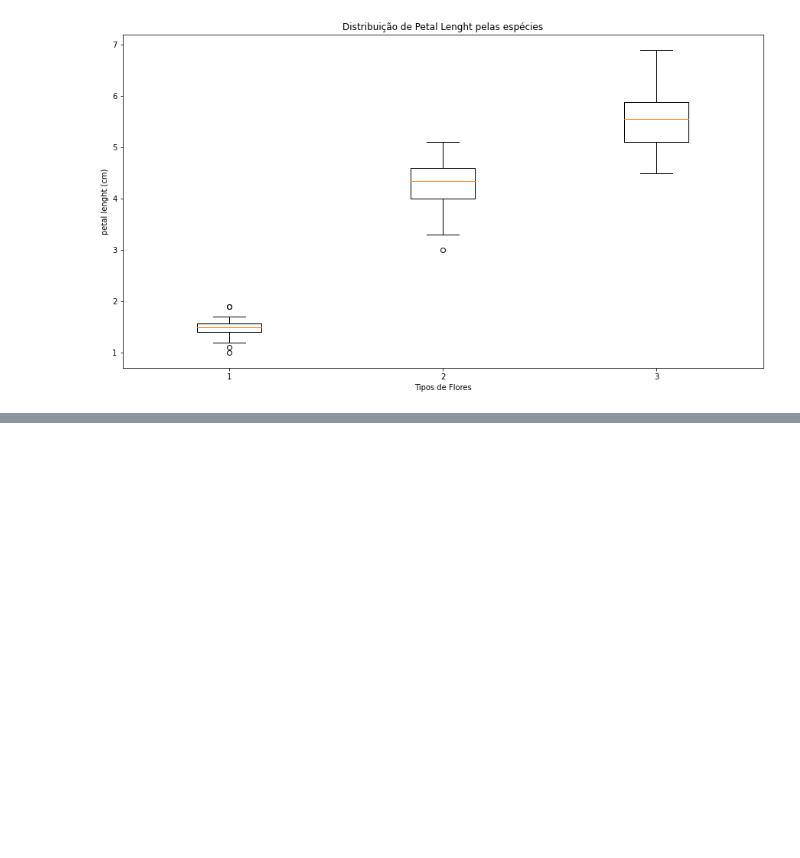
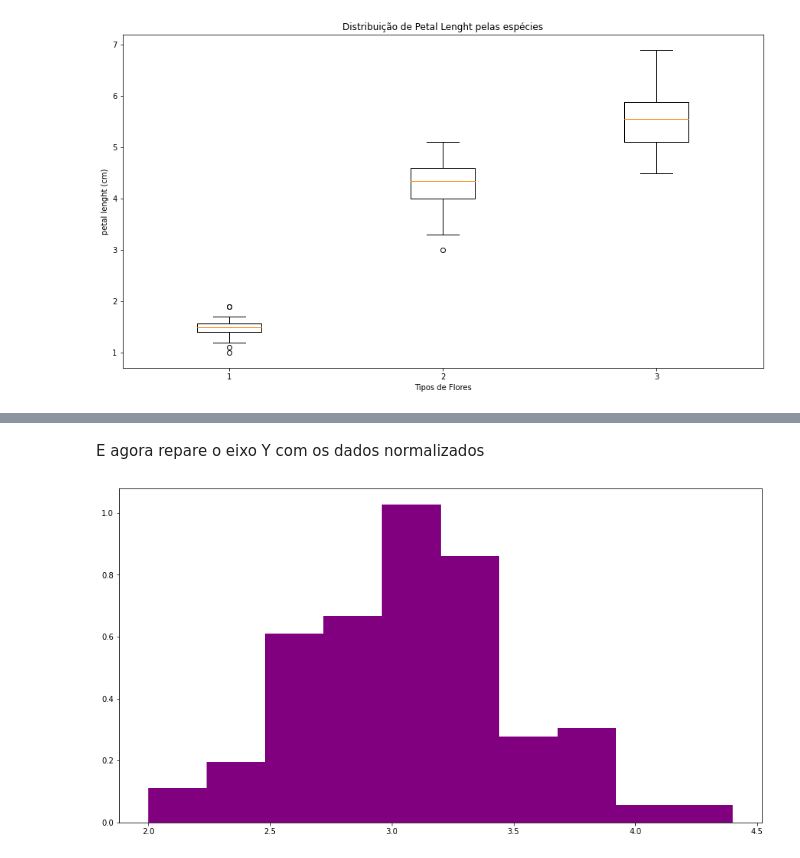
Before and after one commit to diegonogare/MachineLearning, a Jupyter notebook: analise_exploratoria_descritiva_Dataset_Iris.ipynb, the cells around one changed output, grey strips where cells are left out. Cells and saved outputs as stored; diff of their text form; code cells hidden in the pictures; blank space fills up the shorter version.

```diff
--- a/analise_exploratoria_descritiva_Dataset_Iris.ipynb
+++ b/analise_exploratoria_descritiva_Dataset_Iris.ipynb
@@ -223,0 +239,7 @@ plt.show()
+# %% [markdown]
+E agora repare o eixo Y com os dados normalizados
+# %%
+plt.figure(figsize=(15,8))
+plt.hist(df['sepal width (cm)'], color='purple', density=True);
+# %% [output]
+[figure, added]
```
Also changed, not shown: parts of 4 cells of this notebook.
